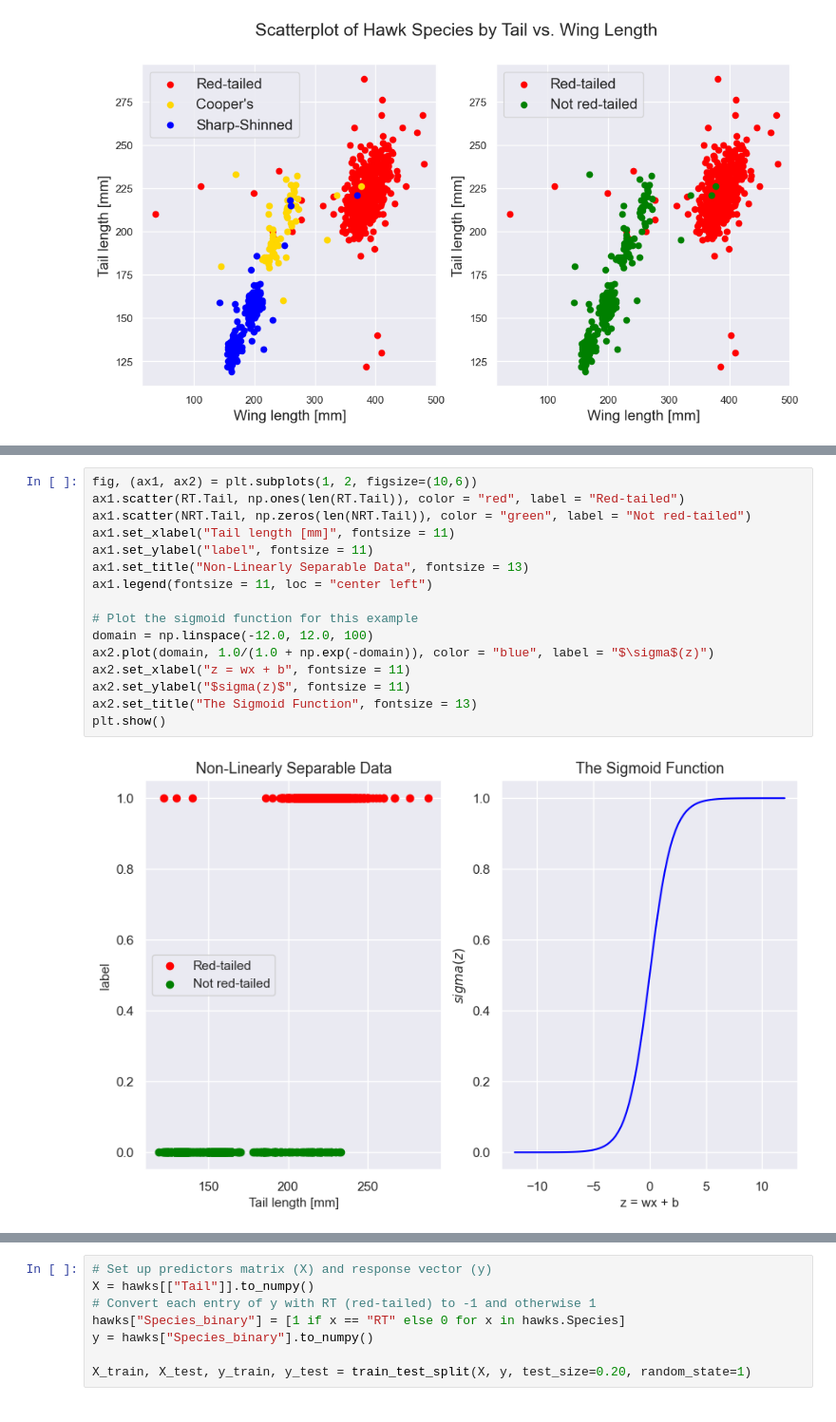
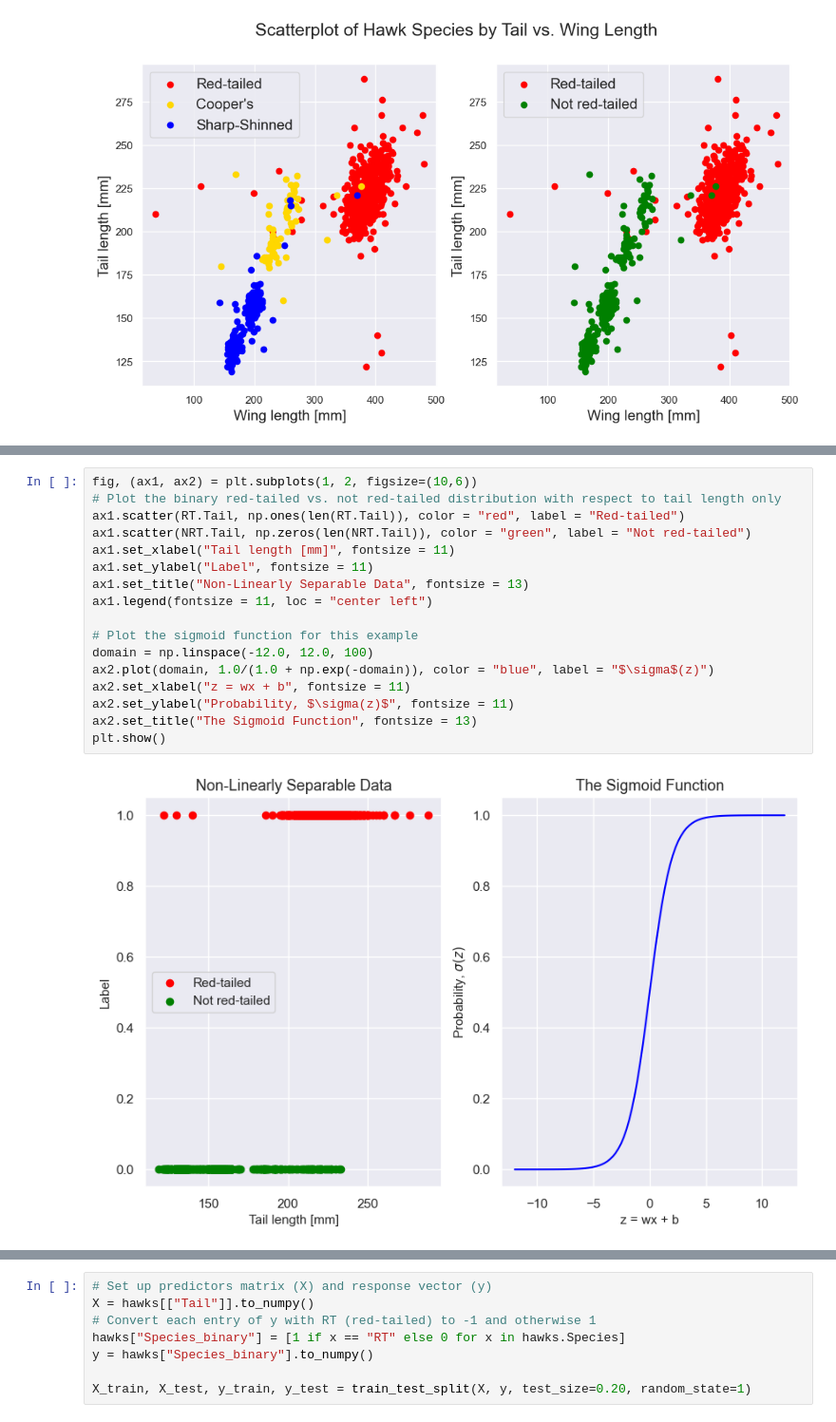
Before and after one commit to kary5678/INDE-577, a Jupyter notebook: supervised-learning/logistic_regression/logistic_regression.ipynb, the cells around one changed output, grey strips where cells are left out. Shown at 95% size. Cells and saved outputs as stored; diff of their text form.

```diff
--- a/supervised-learning/logistic_regression/logistic_regression.ipynb
+++ b/supervised-learning/logistic_regression/logistic_regression.ipynb
@@ -178,19 +196,20 @@ class LogisticRegression(object):
 # %%
 fig, (ax1, ax2) = plt.subplots(1, 2, figsize=(10,6))
+# Plot the binary red-tailed vs. not red-tailed distribution with respect to tail length only
 ax1.scatter(RT.Tail, np.ones(len(RT.Tail)), color = "red", label = "Red-tailed")
 ax1.scatter(NRT.Tail, np.zeros(len(NRT.Tail)), color = "green", label = "Not red-tailed")
 ax1.set_xlabel("Tail length [mm]", fontsize = 11)
-ax1.set_ylabel("label", fontsize = 11)
+ax1.set_ylabel("Label", fontsize = 11)
 ax1.set_title("Non-Linearly Separable Data", fontsize = 13)
 ax1.legend(fontsize = 11, loc = "center left")
 
 # Plot the sigmoid function for this example
 domain = np.linspace(-12.0, 12.0, 100)
 ax2.plot(domain, 1.0/(1.0 + np.exp(-domain)), color = "blue", label = "$\sigma$(z)")
 ax2.set_xlabel("z = wx + b", fontsize = 11)
-ax2.set_ylabel("$sigma(z)$", fontsize = 11)
+ax2.set_ylabel("Probability, $\sigma(z)$", fontsize = 11)
 ax2.set_title("The Sigmoid Function", fontsize = 13)
 plt.show()
 # %% [output]
-[figure, old version]
+[figure, new version]
 # %% [markdown]
```
Also changed, not shown: parts of 33 cells of this notebook.
